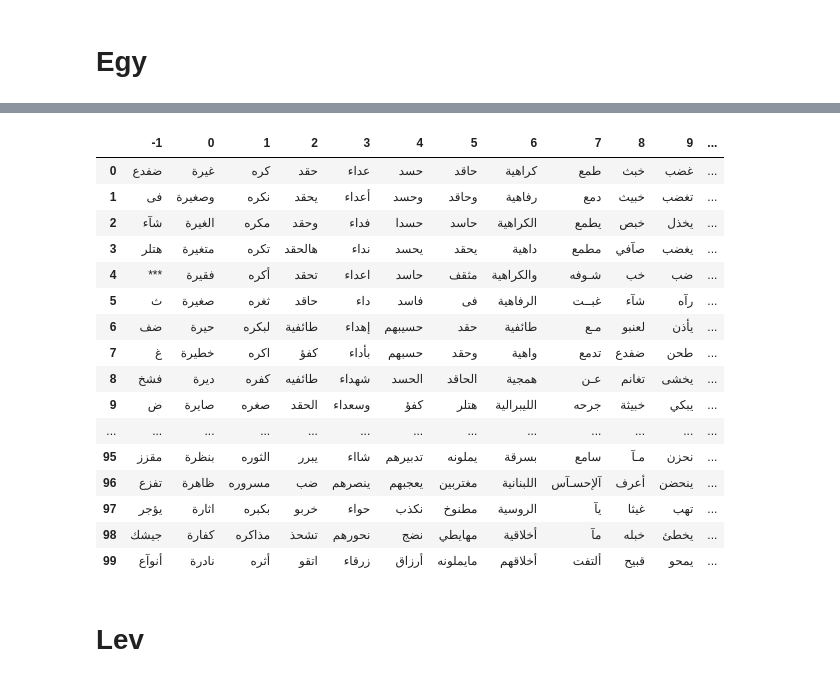
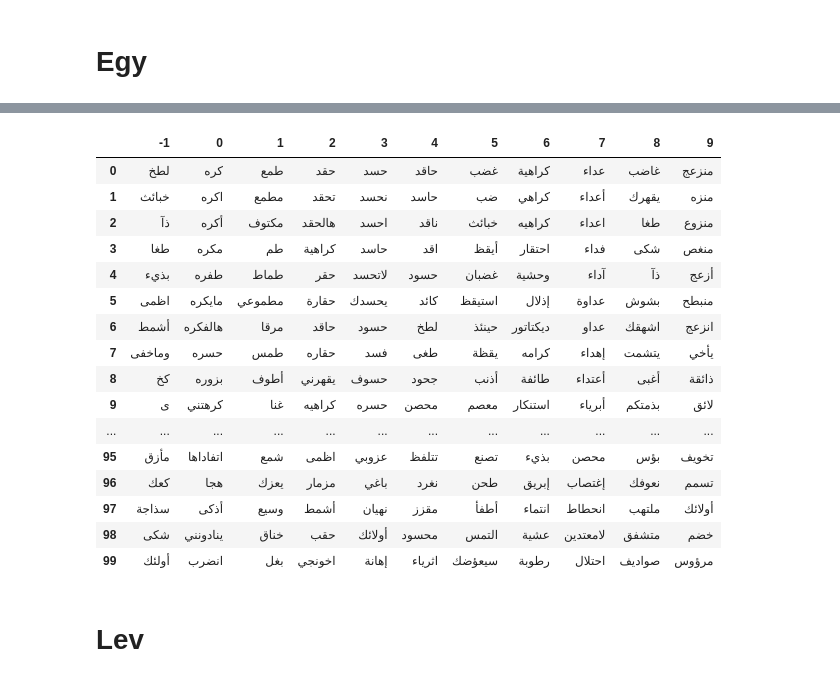
Before and after one commit to d7miiZ/Dialect-Graduation-Project, a Jupyter notebook: code/embeddings_idea/find_centroids.ipynb, the cells around one changed output, grey strips where cells are left out. Drawn from its saved outputs; the diff is of its cells as text; code cells hidden in the pictures.

Commit message:
Results with stemmed embeddings

```diff
--- a/code/embeddings_idea/find_centroids.ipynb
+++ b/code/embeddings_idea/find_centroids.ipynb
@@ -231,24 +239,24 @@ df
 # %%
-df = generate_emotion_lexicon(embedding=egy_embedding, emotion="anger", min_cluster_size=7, num_words_to_generate=100)
+df = generate_emotion_lexicon(embedding=egy_embedding, emotion="anger", min_cluster_size=9, num_words_to_generate=100)
 df
 # %% [output]
-|  | -1 | 0 | 1 | 2 | 3 | 4 | 5 | 6 | 7 | 8 | 9 | ... |
-| 0 | ضفدع | غيرة | كره | حقد | عداء | حسد | حاقد | كراهية | طمع | خبث | غضب | ... |
-| 1 | فی | وصغيرة | نكره | يحقد | أعداء | وحسد | وحاقد | رفاهية | دمع | خبيث | تغضب | ... |
-| 2 | شآء | الغيرة | مكره | وحقد | فداء | حسدا | حاسد | الكراهية | يطمع | خبص | يخذل | ... |
-| 3 | هتلر | متغيرة | تكره | هالحقد | نداء | يحسد | يحقد | داهية | مطمع | صآفي | يغضب | ... |
-| 4 | *** | فقيرة | أكره | تحقد | اعداء | حاسد | مثقف | والكراهية | شـوفه | خب | ضب | ... |
-| 5 | ث | صغيرة | ثغره | حاقد | داء | فاسد | فی | الرفاهية | غبــت | شآء | رآه | ... |
-| 6 | ضف | حيرة | لبكره | طائفية | إهداء | حسيبهم | حقد | طائفية | مـع | لعنبو | يأذن | ... |
-| 7 | غ | خطيرة | اكره | كفؤ | بأداء | حسبهم | وحقد | واهية | تدمع | ضفدع | طحن | ... |
-| 8 | فشخ | ديرة | كفره | طائفيه | شهداء | الحسد | الحاقد | همجية | عـن | تغانم | يخشى | ... |
-| 9 | ض | صايرة | صغره | الحقد | وسعداء | كفؤ | هتلر | الليبرالية | جرحه | خبيثة | يبكي | ... |
-| ... | ... | ... | ... | ... | ... | ... | ... | ... | ... | ... | ... | ... |
-| 95 | مقزز | بنظرة | الثوره | يبرر | شااء | تدبيرهم | يملونه | بسرقة | سامع | مـآ | نحزن | ... |
-| 96 | تفزع | ظاهرة | مسروره | ضب | ينصرهم | يعجبهم | مغتربين | اللبنانية | آلإحسـآس | ﺃﻋﺮﻑ | ينحضن | ... |
-| 97 | يؤجر | اثارة | بكبره | خربو | حواء | نكذب | مطنوخ | الروسية | يآ | غيثا | تهب | ... |
-| 98 | جيشك | كفارة | مذاكره | تشحذ | نحورهم | نضج | مهايطي | أخلاقية | مآ | خبله | يخطئ | ... |
-| 99 | أنوآع | نادرة | أثره | اتقو | زرقاء | أرزاق | مايملونه | أخلاقهم | ألتفت | قبيح | يمحو | ... |
+|  | -1 | 0 | 1 | 2 | 3 | 4 | 5 | 6 | 7 | 8 | 9 |
+| 0 | لطخ | كره | طمع | حقد | حسد | حاقد | غضب | كراهية | عداء | غاضب | منزعج |
+| 1 | خبائث | اكره | مطمع | تحقد | نحسد | حاسد | ضب | كراهي | أعداء | يقهرك | منزه |
+| 2 | ذآ | أكره | مكتوف | هالحقد | احسد | ناقد | خبائث | كراهيه | اعداء | طغا | منزوع |
+| 3 | طغا | مكره | طم | كراهية | حاسد | اقد | أيقظ | احتقار | فداء | شكى | منغص |
+| 4 | بذيء | طفره | طماط | حقر | لاتحسد | حسود | غضبان | وحشية | آداء | ذآ | أزعج |
+| 5 | اظمى | مايكره | مطموعي | حقارة | يحسدك | كائد | استيقظ | إذلال | عداوة | بشوش | منبطح |
+| 6 | أشمط | هالفكره | مرقا | حاقد | حسود | لطخ | حينئذ | ديكتاتور | عداو | اشهقك | انزعج |
+| 7 | وماخفى | حسره | طمس | حقاره | فسد | طغى | يقظة | كرامه | إهداء | يتشمت | يأخي |
+| 8 | كخ | بزوره | أطوف | يقهرني | حسوف | جحود | أذنب | طائفة | أعتداء | أغبى | ذائقة |
+| 9 | ى | كرهتني | غنا | كراهيه | حسره | محصن | معصم | استنكار | أبرياء | بذمتكم | لائق |
+| ... | ... | ... | ... | ... | ... | ... | ... | ... | ... | ... | ... |
+| 95 | مأزق | اتفاداها | شمع | اظمى | عزوبي | تتلفظ | تصنع | بذيء | محصن | بؤس | تخويف |
+| 96 | كعك | هجا | يعزك | مزمار | باغي | نغرد | طحن | إبريق | إغتصاب | نعوفك | تسمم |
+| 97 | سذاجة | أذكى | وسيع | أشمط | نهيان | مقزز | أطفأ | انتماء | انحطاط | ملتهب | أولائك |
+| 98 | شكى | ينادونني | خناق | حقب | أولائك | محسود | التمس | عشية | لامعتدين | متشفق | خضم |
+| 99 | أولئك | انضرب | بغل | اخونجي | إهانة | اثرياء | سيعؤضك | رطوبة | احتلال | صواديف | مرؤوس |
 # %% [markdown]
 # Lev
 # %%
```
Also changed, not shown: parts of 10 cells of this notebook, 1 other file.
